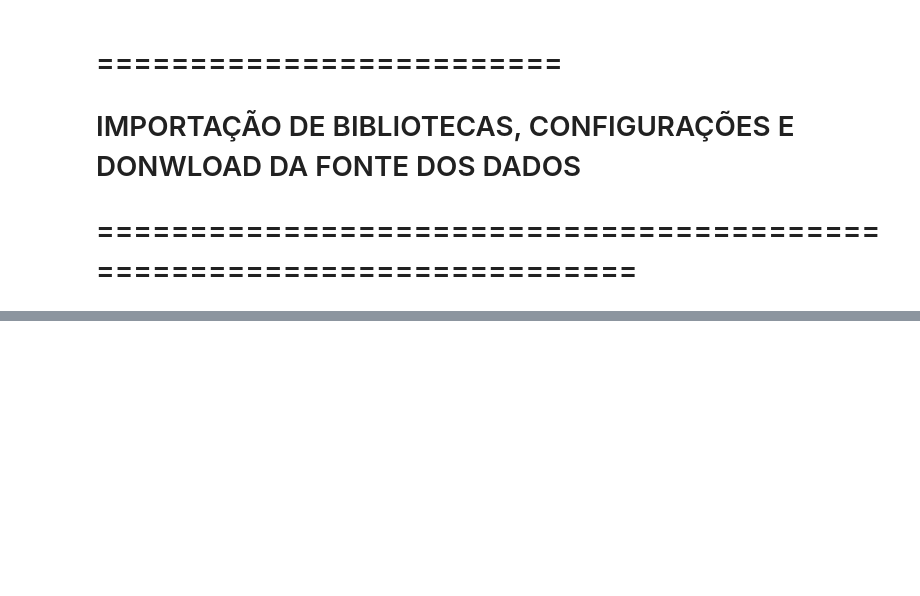
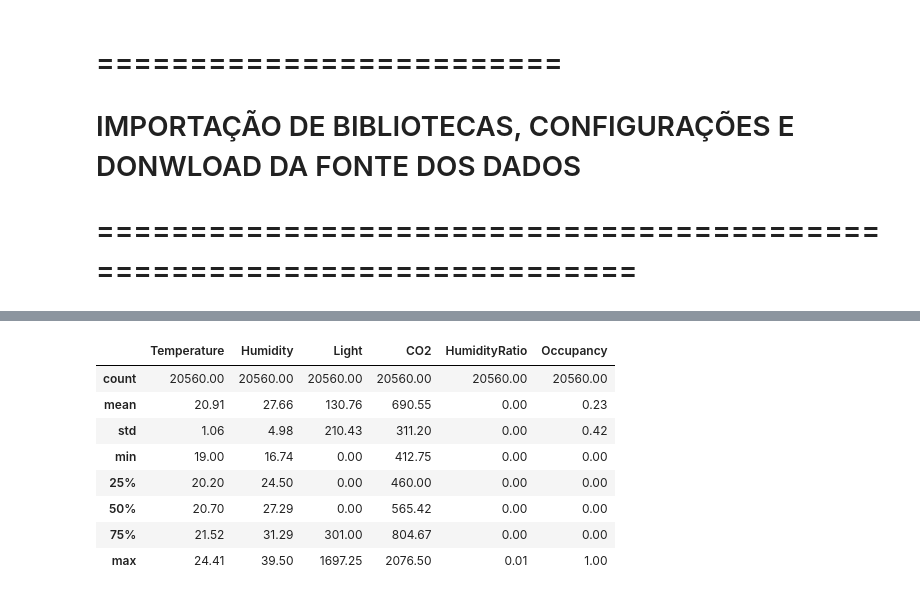
Before and after one commit to isaaclicCode/Projeto_de_Machine_Learning_Isaac_Trenard, a Jupyter notebook: notebooks/EDA.ipynb, the cells around one changed output, grey strips where cells are left out. Drawn from its saved outputs; the diff is of its cells as text; code cells hidden in the pictures; blank space fills up the shorter version.

```diff
--- a/notebooks/EDA.ipynb
+++ b/notebooks/EDA.ipynb
@@ -24,0 +84,13 @@ ModuleNotFoundError: No module named 'sklearn.neigbors'
+# %%
+#  Resumo estatisticos das variaveis númericas
+df.drop(columns= ['date']).describe().round(2)
+# %% [output]
+|  | Temperature | Humidity | Light | CO2 | HumidityRatio | Occupancy |
+| count | 20560.00 | 20560.00 | 20560.00 | 20560.00 | 20560.00 | 20560.00 |
+| mean | 20.91 | 27.66 | 130.76 | 690.55 | 0.00 | 0.23 |
+| std | 1.06 | 4.98 | 210.43 | 311.20 | 0.00 | 0.42 |
+| min | 19.00 | 16.74 | 0.00 | 412.75 | 0.00 | 0.00 |
+| 25% | 20.20 | 24.50 | 0.00 | 460.00 | 0.00 | 0.00 |
+| 50% | 20.70 | 27.29 | 0.00 | 565.42 | 0.00 | 0.00 |
+| 75% | 21.52 | 31.29 | 301.00 | 804.67 | 0.00 | 0.00 |
+| max | 24.41 | 39.50 | 1697.25 | 2076.50 | 0.01 | 1.00 |
```
Also changed, not shown: parts of 11 cells of this notebook.
